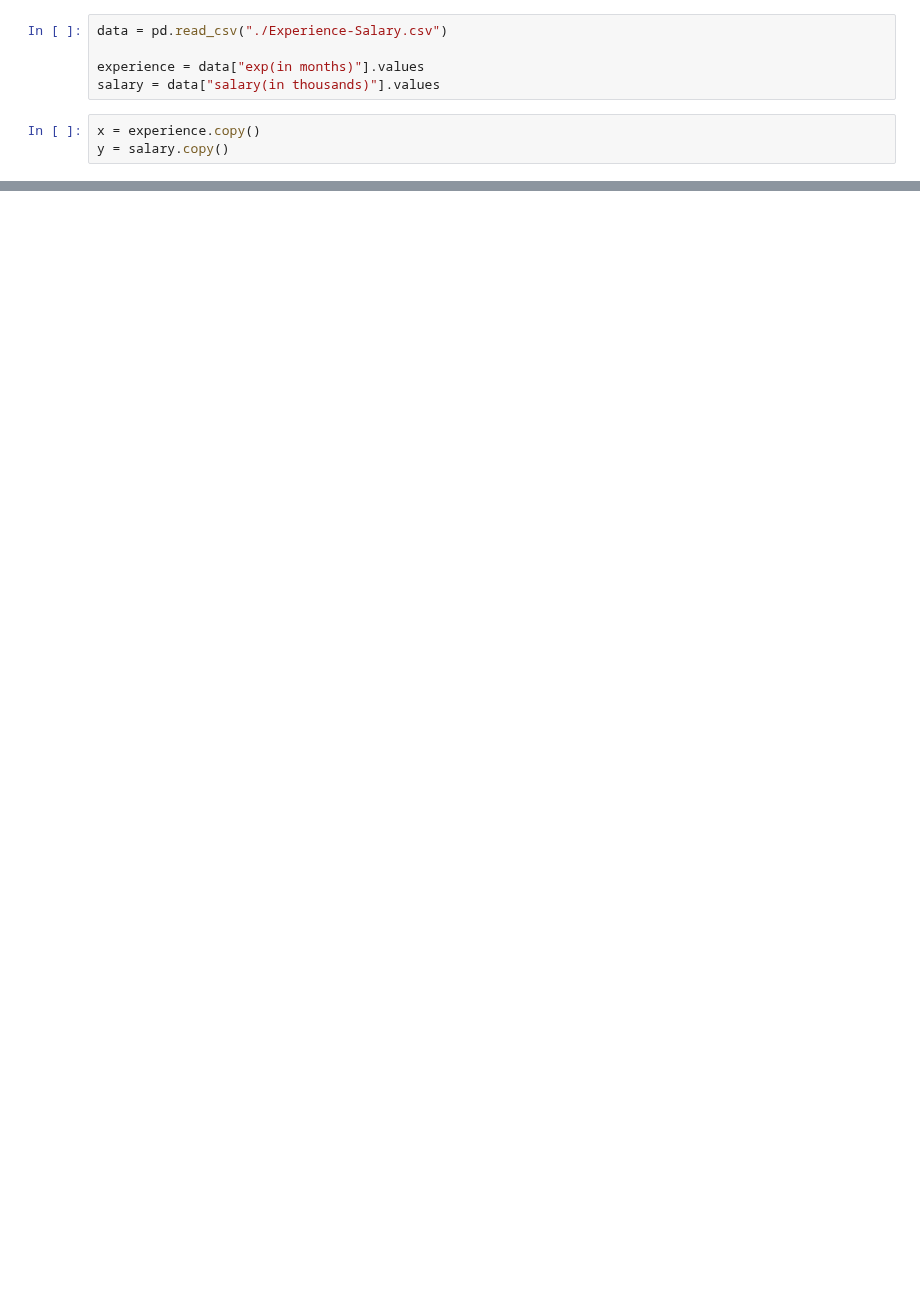
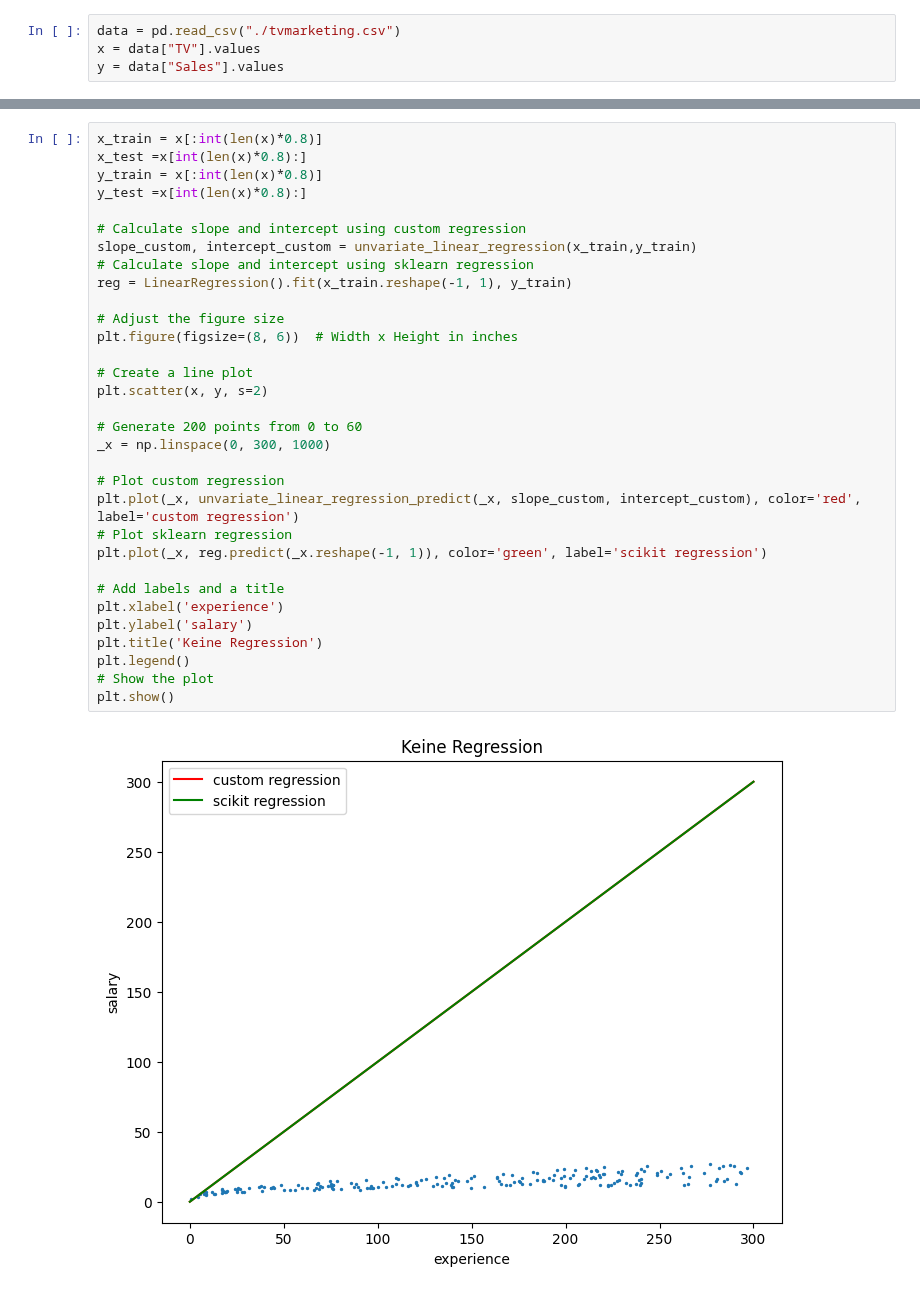
Before and after one commit to adamerikoff/learningDeepMachine, a Jupyter notebook: regression_algorithms/data/regression.ipynb, the cells around one changed output, grey strips where cells are left out. Saved outputs shown, nothing was run; the diff lists cells and outputs as text; blank space fills up the shorter version.

```diff
--- a/regression_algorithms/data/regression.ipynb
+++ b/regression_algorithms/data/regression.ipynb
@@ -5,8 +60,4 @@ import matplotlib.pyplot as plt
 # %%
-data = pd.read_csv("./Experience-Salary.csv")
-
-experience = data["exp(in months)"].values
-salary = data["salary(in thousands)"].values
+data = pd.read_csv("./tvmarketing.csv")
+x = data["TV"].values
+y = data["Sales"].values
-# %%
-x = experience.copy()
-y = salary.copy()
@@ -31,0 +98,34 @@ plt.show()
+# %%
+x_train = x[:int(len(x)*0.8)]
+x_test =x[int(len(x)*0.8):]
+y_train = x[:int(len(x)*0.8)]
+y_test =x[int(len(x)*0.8):]
+
+# Calculate slope and intercept using custom regression
+slope_custom, intercept_custom = unvariate_linear_regression(x_train,y_train)
+# Calculate slope and intercept using sklearn regression
+reg = LinearRegression().fit(x_train.reshape(-1, 1), y_train)
+
+# Adjust the figure size
+plt.figure(figsize=(8, 6))  # Width x Height in inches
+
+# Create a line plot
+plt.scatter(x, y, s=2)
+
+# Generate 200 points from 0 to 60
+_x = np.linspace(0, 300, 1000)
+
+# Plot custom regression
+plt.plot(_x, unvariate_linear_regression_predict(_x, slope_custom, intercept_custom), color='red', label='custom regression')
+# Plot sklearn regression
+plt.plot(_x, reg.predict(_x.reshape(-1, 1)), color='green', label='scikit regression')
+
+# Add labels and a title
+plt.xlabel('experience')
+plt.ylabel('salary')
+plt.title('Keine Regression')
+plt.legend()
+# Show the plot
+plt.show()
+# %% [output]
+[figure, added]
```
Also changed, not shown: parts of 7 cells of this notebook, 1 other file.
